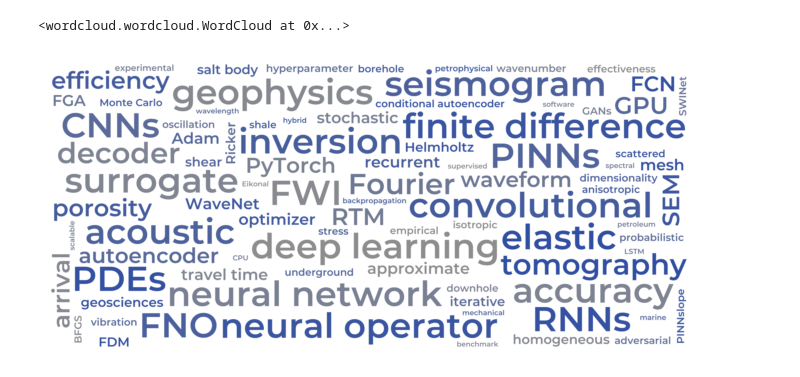
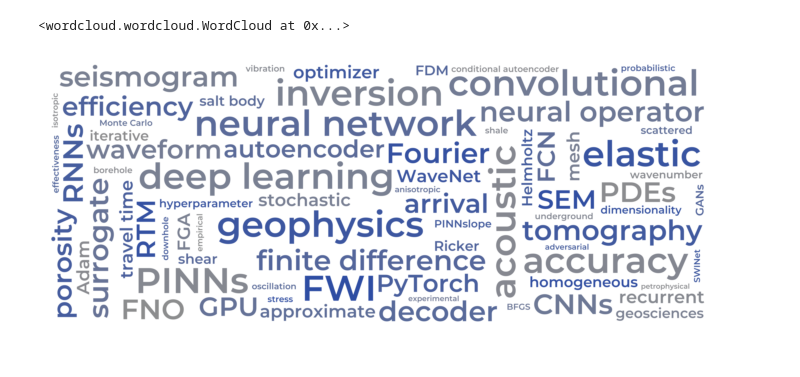
Before and after one commit to oscar-rincon/scoping-ml-wave-seismology, a Jupyter notebook: main/04_data_charting/generate_wordcloud_editable.ipynb, the cells around one changed output. Saved outputs shown, nothing was run; the diff lists cells and outputs as text; code cells hidden in the pictures.

```diff
--- a/main/04_data_charting/generate_wordcloud_editable.ipynb
+++ b/main/04_data_charting/generate_wordcloud_editable.ipynb
@@ -284,7 +284,7 @@ wc = WordCloud(
     prefer_horizontal=0.8,
     max_words=150,
     width=5000,
-    height=int(5000*0.45),
+    height=int(5000*0.40),
     random_state=1,
     min_font_size=50,
     max_font_size=270,
@@ -314,11 +314,11 @@ df_wc = pd.DataFrame(
 
 df_wc.to_csv("data/wordcloud_words.csv", index=False)
 # %%
-plt.figure(figsize=(6.6, (6.6*0.45)), constrained_layout=True)
+plt.figure(figsize=(6.8, (6.8*0.40)), constrained_layout=True)
 plt.imshow(wc, interpolation="bilinear")
 plt.axis("off")
 plt.savefig("figs/wordcloud.svg", dpi=300)
 plt.savefig("figs/wordcloud.pdf", dpi=300)
 plt.show()
 # %% [output]
-[figure, old version]
+[figure, new version]
```
Also changed, not shown: 4 other files.
